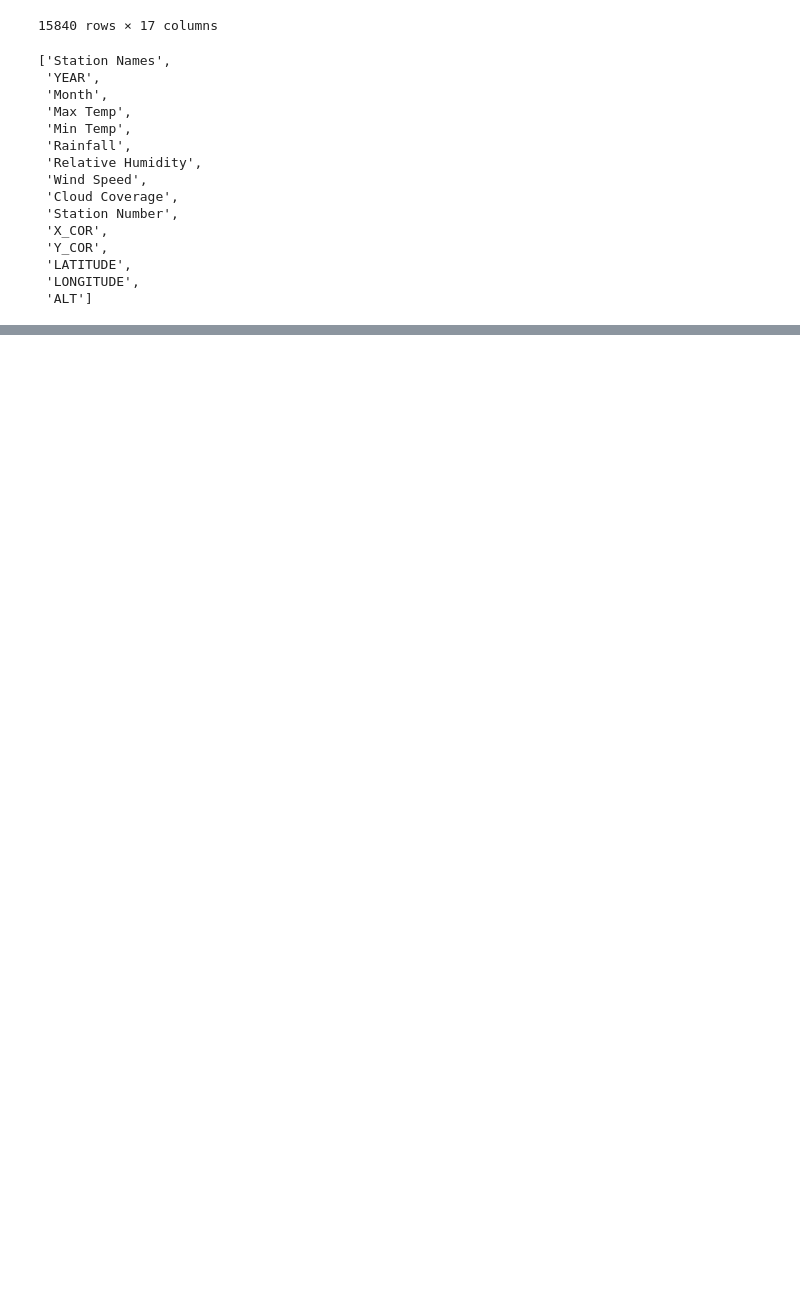
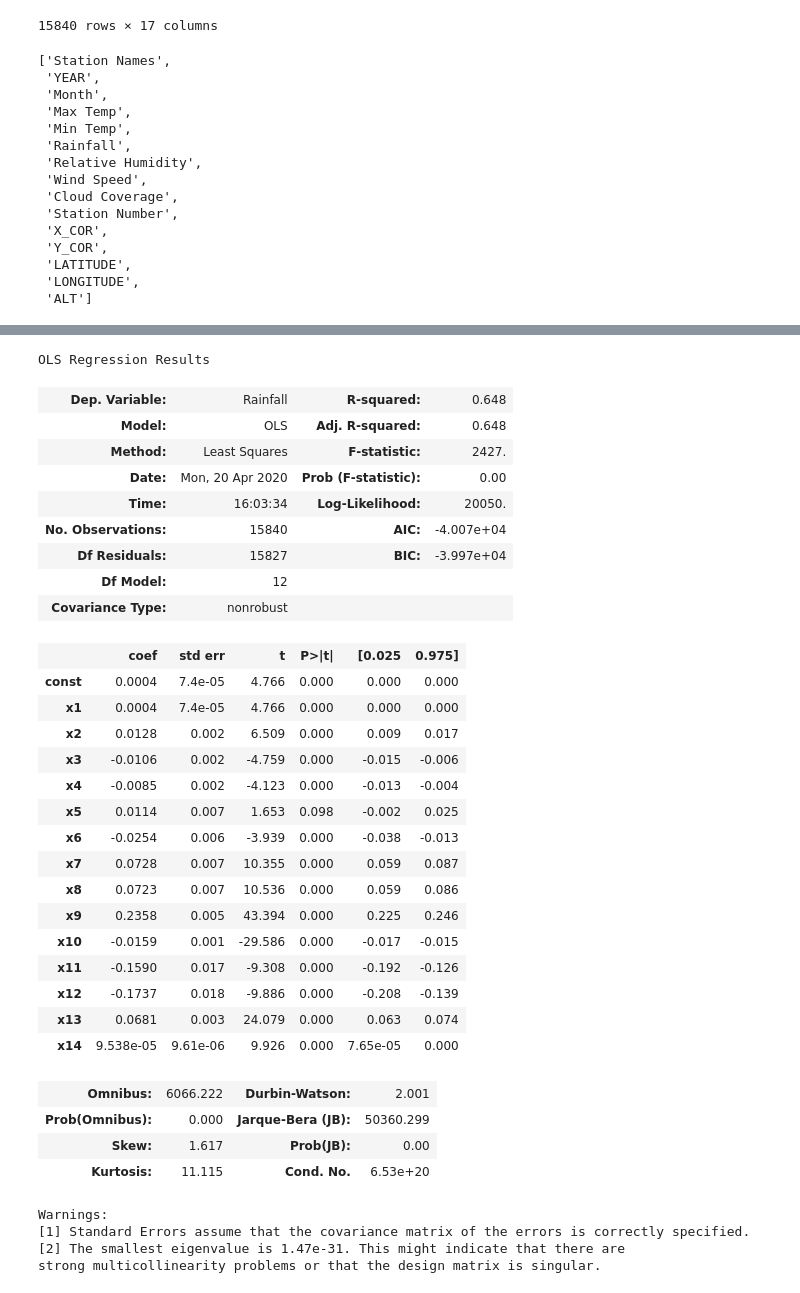
Before and after one commit to LIMON100/Rainfall-in-Bangladesh, a Jupyter notebook: Rainfall.ipynb, the cells around one changed output, grey strips where cells are left out. Cells and saved outputs as stored; diff of their text form; code cells hidden in the pictures; blank space fills up the shorter version.

```diff
--- a/Rainfall.ipynb
+++ b/Rainfall.ipynb
@@ -183,0 +286,4 @@ y_test = df_test.pop('Rainfall')
+# %%
+new_x_train = x_train
+new_x_train = new_x_train.drop((['X_COR' , 'Y_COR' , 'ALT']) , axis = 1)
+new_x_train.head()
@@ -183,0 +297,39 @@ y_test = df_test.pop('Rainfall')
+# %%
+new_x_trai = np.append(arr = np.ones((15840 , 1)).astype(int) , values = new_x_train , axis = 1)
+lm_OLS = sm.OLS(endog = y_train , exog = new_x_train).fit()
+lm_OLS.summary()
+# %% [output]
+OLS Regression Results
+| Dep. Variable: | Rainfall | R-squared: | 0.648 |
+| Model: | OLS | Adj. R-squared: | 0.648 |
+| Method: | Least Squares | F-statistic: | 2427. |
+| Date: | Mon, 20 Apr 2020 | Prob (F-statistic): | 0.00 |
+| Time: | 16:03:34 | Log-Likelihood: | 20050. |
+| No. Observations: | 15840 | AIC: | -4.007e+04 |
+| Df Residuals: | 15827 | BIC: | -3.997e+04 |
+| Df Model: | 12 |  |  |
+| Covariance Type: | nonrobust |  |  |
+|  | coef | std err | t | P>|t| | [0.025 | 0.975] |
+| const | 0.0004 | 7.4e-05 | 4.766 | 0.000 | 0.000 | 0.000 |
+| x1 | 0.0004 | 7.4e-05 | 4.766 | 0.000 | 0.000 | 0.000 |
+| x2 | 0.0128 | 0.002 | 6.509 | 0.000 | 0.009 | 0.017 |
+| x3 | -0.0106 | 0.002 | -4.759 | 0.000 | -0.015 | -0.006 |
+| x4 | -0.0085 | 0.002 | -4.123 | 0.000 | -0.013 | -0.004 |
+| x5 | 0.0114 | 0.007 | 1.653 | 0.098 | -0.002 | 0.025 |
+| x6 | -0.0254 | 0.006 | -3.939 | 0.000 | -0.038 | -0.013 |
+| x7 | 0.0728 | 0.007 | 10.355 | 0.000 | 0.059 | 0.087 |
+| x8 | 0.0723 | 0.007 | 10.536 | 0.000 | 0.059 | 0.086 |
+| x9 | 0.2358 | 0.005 | 43.394 | 0.000 | 0.225 | 0.246 |
+| x10 | -0.0159 | 0.001 | -29.586 | 0.000 | -0.017 | -0.015 |
+| x11 | -0.1590 | 0.017 | -9.308 | 0.000 | -0.192 | -0.126 |
+| x12 | -0.1737 | 0.018 | -9.886 | 0.000 | -0.208 | -0.139 |
+| x13 | 0.0681 | 0.003 | 24.079 | 0.000 | 0.063 | 0.074 |
+| x14 | 9.538e-05 | 9.61e-06 | 9.926 | 0.000 | 7.65e-05 | 0.000 |
+| Omnibus: | 6066.222 | Durbin-Watson: | 2.001 |
+| Prob(Omnibus): | 0.000 | Jarque-Bera (JB): | 50360.299 |
+| Skew: | 1.617 | Prob(JB): | 0.00 |
+| Kurtosis: | 11.115 | Cond. No. | 6.53e+20 |
+Warnings:
+[1] Standard Errors assume that the covariance matrix of the errors is correctly specified.
+[2] The smallest eigenvalue is 1.47e-31. This might indicate that there are
+strong multicollinearity problems or that the design matrix is singular.
```
Also changed, not shown: parts of 19 cells of this notebook.
